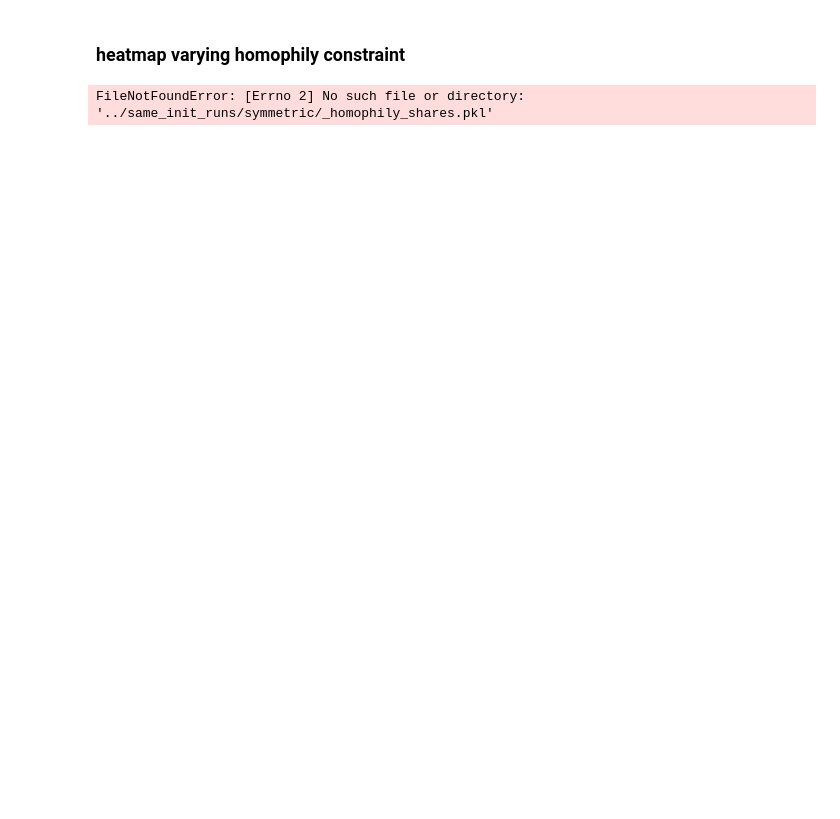
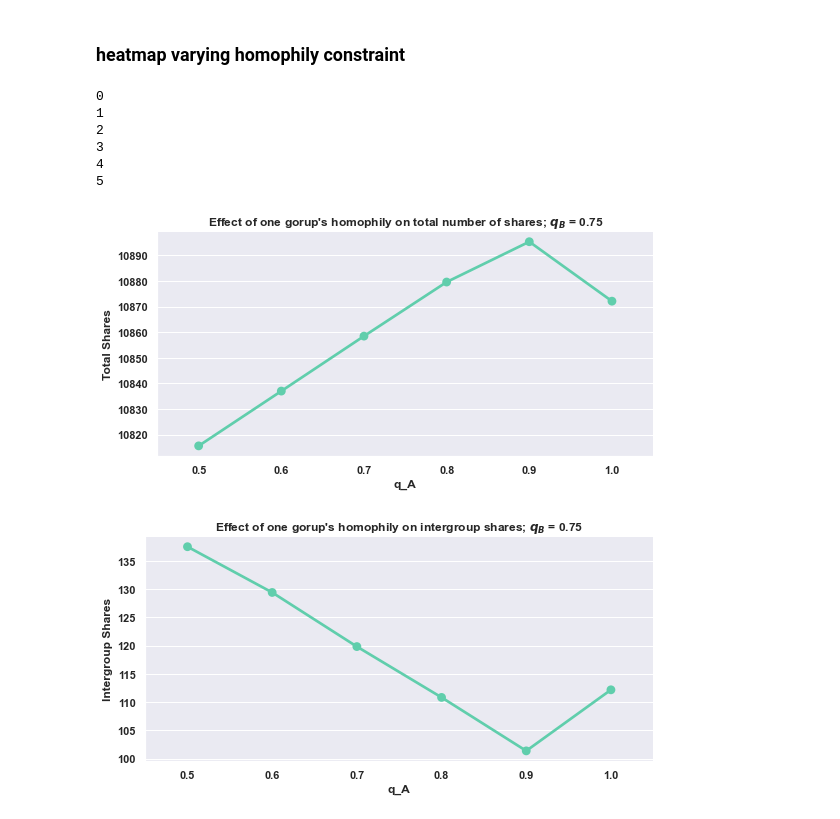
Before and after one commit to jfinocchiaro/long-term-fair-mdps, a Jupyter notebook: political-influence-refactored/notebooks/generate_runs.ipynb, the cells around one changed output. Cells and saved outputs as stored; diff of their text form; code cells hidden in the pictures; blank space fills up the shorter version.

```diff
--- a/political-influence-refactored/notebooks/generate_runs.ipynb
+++ b/political-influence-refactored/notebooks/generate_runs.ipynb
@@ -378,7 +389,7 @@ plt.show()
 ### heatmap varying homophily constraint
 # %%
 add_epsilon = 0.0
-delta_low = 0.5
+delta_low = 0.25
 delta_high = 2.
 share_list = []
 ig_share_list = [] #intergroup shares
@@ -387,9 +398,10 @@ n = np.arange(0.5, 1.01, step=st).shape[0]
 data = np.zeros(n)
 ig_data = np.zeros(n)
 for k,q_A in enumerate(np.arange(0.5, 1.01, step=st)):
-    q = {-1: q_A, 1: q_A}
+    q = {-1: q_A, 1: 0.75}
     theta_fair = platform_opt.opt('ratio',pi, q, T, c,v,beta_dist,delta_low = delta_low, \
                                   delta_high=delta_high, exposure_e=0.0)
+    print(k)
     for i in range(num_trials):
         players_in_model_fair, shown_d_fair, click_d_fair, share_d_fair = sims.runModel(theta_fair,\
                                   T, pi, M, P, beta_dist, v,c,q)
@@ -400,6 +412,13 @@ for k,q_A in enumerate(np.arange(0.5, 1.01, step=st)):
     data[k] = np.mean(share_list)
     ig_data[k] = np.mean(ig_share_list)
 
-df = pd.DataFrame({"Total Shares": data, "Intergroup Shares": ig_data, "$q_A = q_B$" : np.round(np.arange(0.5,\
+df = pd.DataFrame({"Total Shares": data, "Intergroup Shares": ig_data, "$q_A$" : np.round(np.arange(0.5,\
                                                                     1.01, step=st), 2)})
+# %% [output]
+0
+1
+2
+3
+4
+5
 # %%
@@ -407,7 +426,22 @@ sims.saveRuns(df, dire_data+'_homophily_shares.pkl')
 # %%
-df = sims.loadRuns(dire_data+'_homophily_shares.pkl')
+df = sims.loadRuns(dire_data+'_homophily_shares_fix_qB.pkl')
-# %% [output]
-FileNotFoundError: [Errno 2] No such file or directory: '../same_init_runs/symmetric/_homophily_shares.pkl'
+# %%
+ax = sns.factorplot(data = df, x = "$q_A$", y = "Total Shares", log=True, color=mk[3],\
+                   size=4, aspect=2)
+plt.title("Effect of one gorup's homophily on total number of shares; $q_B$ = 0.75")
+plt.xlabel("q_A")
+plt.savefig(dire+"_homophily_shares_fix_qB.pdf")
+plt.show()
+
+ax = sns.factorplot(data = df, x = "$q_A$", y = "Intergroup Shares", log=True, color=mk[3], \
+                   size=4, aspect=2)
+plt.title("Effect of one gorup's homophily on intergroup shares; $q_B$ = 0.75")
+plt.xlabel("q_A")
+plt.savefig(dire+"_homophily_ig_shares_fix_qB.pdf")
+plt.show()
+# %% [output]
+[figure, added]
+[figure, added]
 # %%
 ax = sns.factorplot(data = df, x = "$q_A = q_B$", y = "Total Shares", log=True, color=mk[3],\
                    size=4, aspect=2)
```
Also changed, not shown: parts of 8 cells of this notebook, 7 other files.
